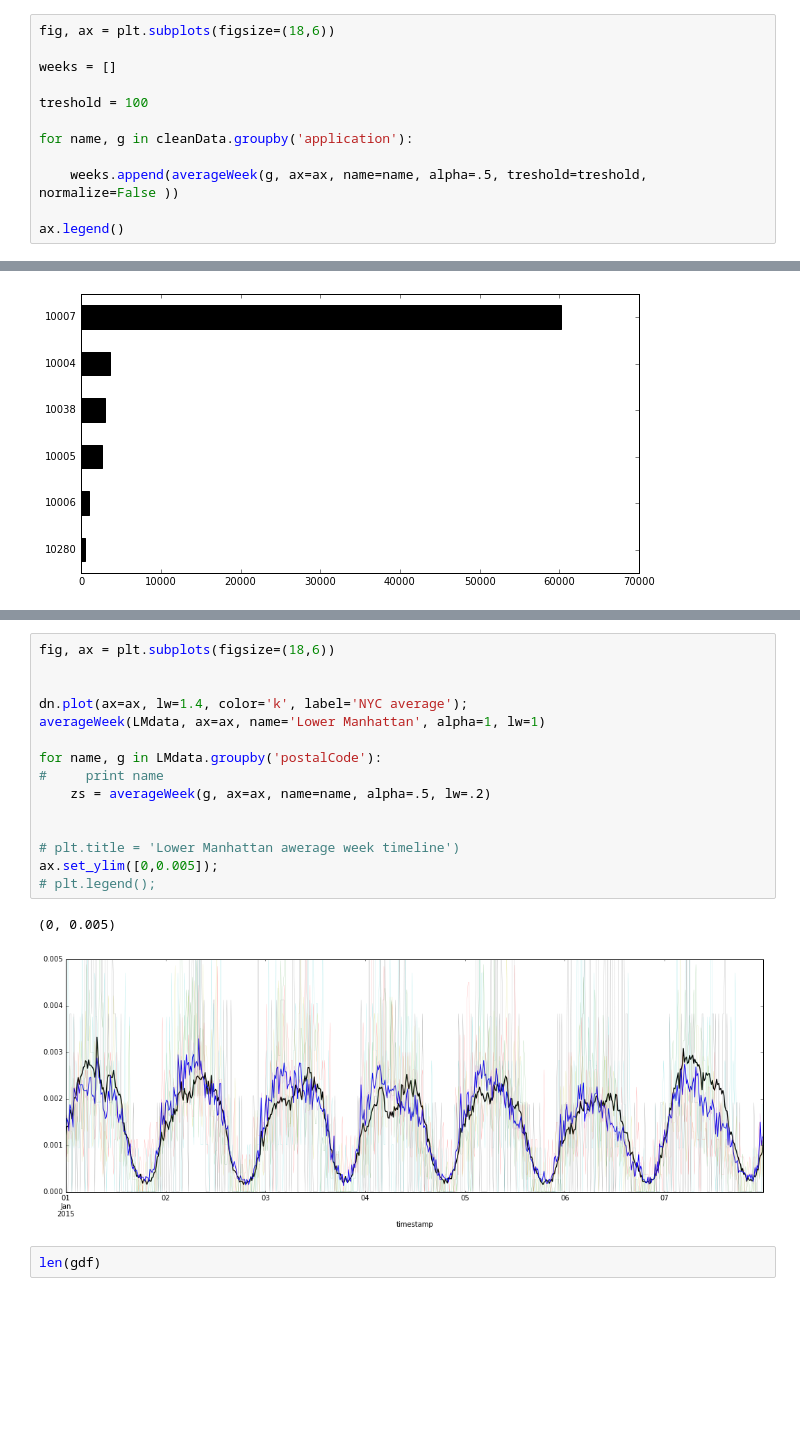
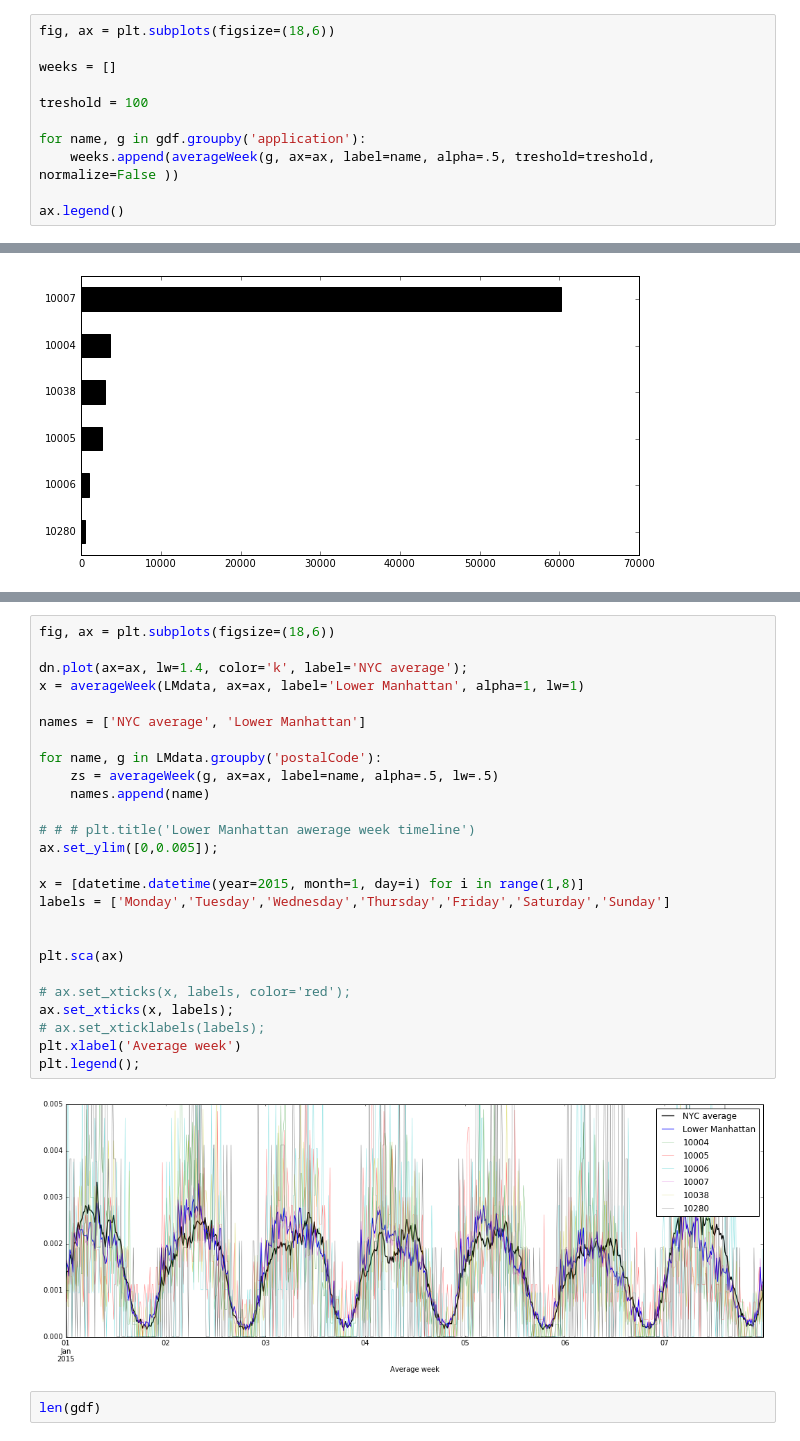
Before and after one commit to Casyfill/CUSP_QC_twitter_scripts, a Jupyter notebook: code/EDA/Spatial_timeline.ipynb, the cells around one changed output, grey strips where cells are left out. Cells and saved outputs as stored; diff of their text form; blank space fills up the shorter version.

```diff
--- a/code/EDA/Spatial_timeline.ipynb
+++ b/code/EDA/Spatial_timeline.ipynb
@@ -154,9 +155,8 @@ weeks = []
 
 treshold = 100
 
-for name, g in cleanData.groupby('application'):
-
-    weeks.append(averageWeek(g, ax=ax, name=name, alpha=.5, treshold=treshold, normalize=False ))
+for name, g in gdf.groupby('application'):
+    weeks.append(averageWeek(g, ax=ax, label=name, alpha=.5, treshold=treshold, normalize=False ))
 
 ax.legend()
 # %% [output]
@@ -338,21 +348,31 @@ LMdata.postalCode.value_counts().iloc[::-1].plot(kind='barh', color='k', figsize
 # %%
 fig, ax = plt.subplots(figsize=(18,6))
 
+dn.plot(ax=ax, lw=1.4, color='k', label='NYC average');
+x = averageWeek(LMdata, ax=ax, label='Lower Manhattan', alpha=1, lw=1)
 
-dn.plot(ax=ax, lw=1.4, color='k', label='NYC average');
-averageWeek(LMdata, ax=ax, name='Lower Manhattan', alpha=1, lw=1)
+names = ['NYC average', 'Lower Manhattan']
 
 for name, g in LMdata.groupby('postalCode'):
-#     print name
-    zs = averageWeek(g, ax=ax, name=name, alpha=.5, lw=.2)
+    zs = averageWeek(g, ax=ax, label=name, alpha=.5, lw=.5)
+    names.append(name)
+
+# # # plt.title('Lower Manhattan awerage week timeline')
+ax.set_ylim([0,0.005]);
+
+x = [datetime.datetime(year=2015, month=1, day=i) for i in range(1,8)]
+labels = ['Monday','Tuesday','Wednesday','Thursday','Friday','Saturday','Sunday']
 
 
-# plt.title = 'Lower Manhattan awerage week timeline')
-ax.set_ylim([0,0.005]);
-# plt.legend();
+plt.sca(ax)
+
+# ax.set_xticks(x, labels, color='red');
+ax.set_xticks(x, labels);
+# ax.set_xticklabels(labels);
+plt.xlabel('Average week')
+plt.legend();
 # %% [output]
-(0, 0.005)
-[figure, old version]
+[figure, new version]
 # %%
 len(gdf)
 # %% [output]
```
Also changed, not shown: parts of 4 cells of this notebook, 12 other files.
